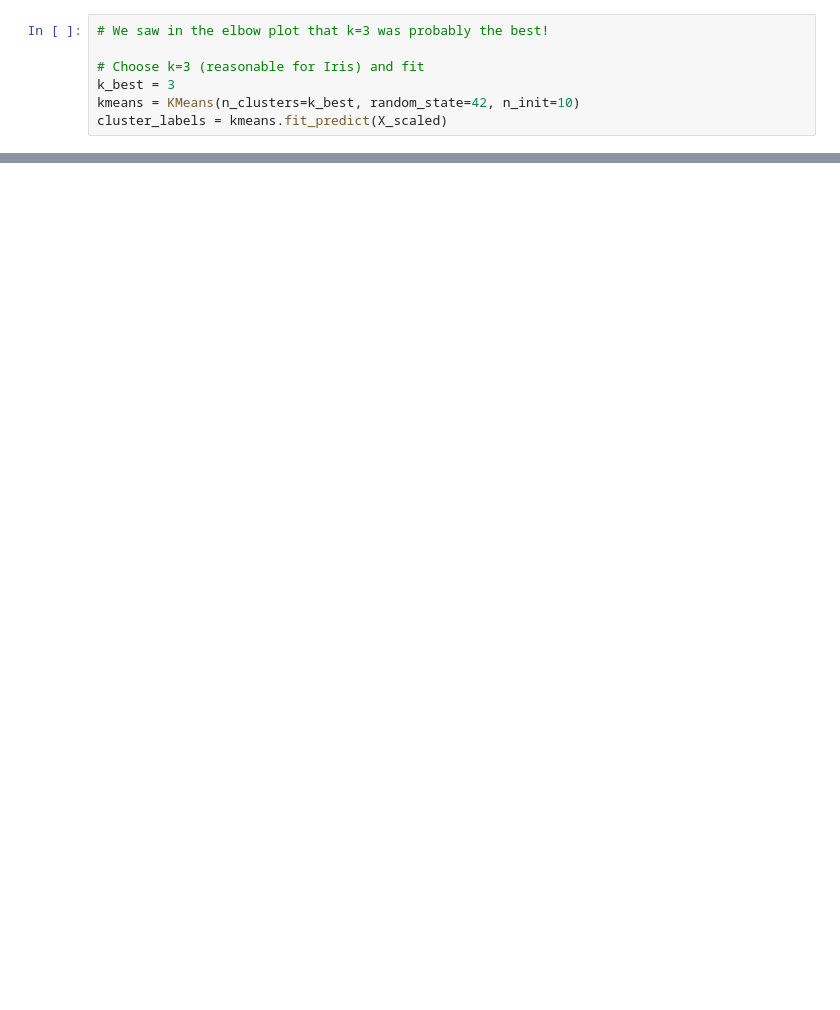
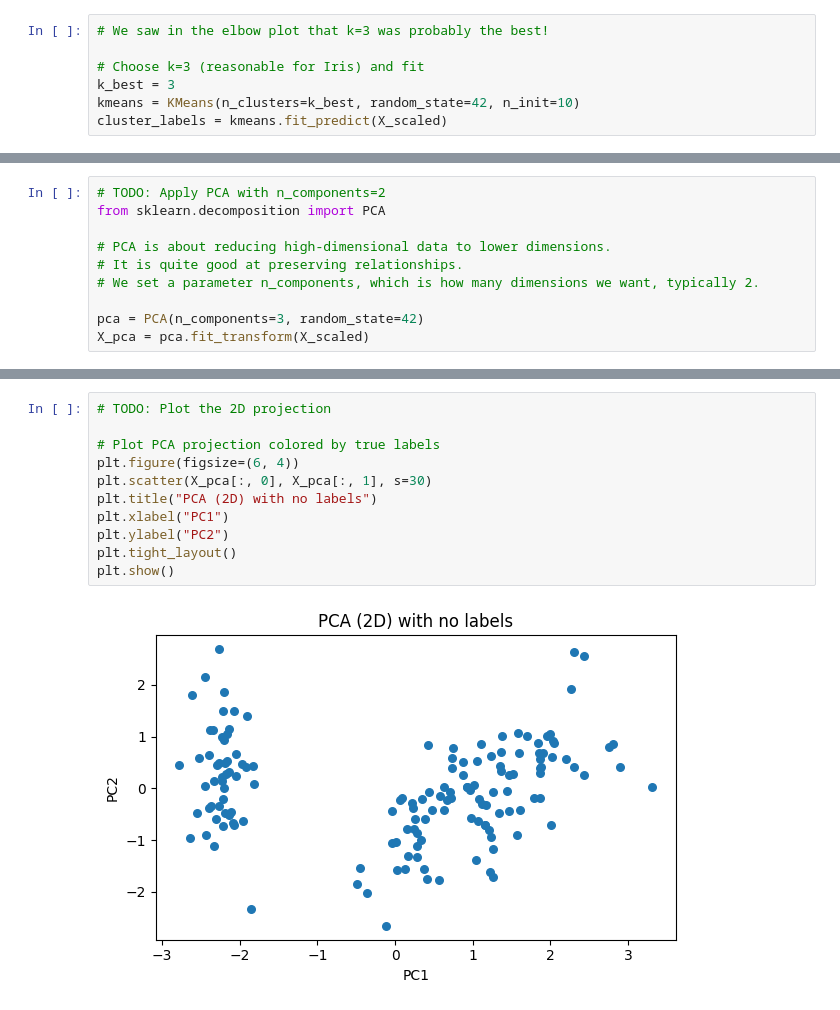
Before and after one commit to LAjoyan/ML-Frameworks, a Jupyter notebook: Assignments/assignments_5.ipynb, the cells around one changed output, grey strips where cells are left out. Drawn from its saved outputs; the diff is of its cells as text; blank space fills up the shorter version.

```diff
--- a/Assignments/assignments_5.ipynb
+++ b/Assignments/assignments_5.ipynb
@@ -102,0 +146,10 @@ cluster_labels = kmeans.fit_predict(X_scaled)
+# %%
+# TODO: Apply PCA with n_components=2
+from sklearn.decomposition import PCA
+
+# PCA is about reducing high-dimensional data to lower dimensions.
+# It is quite good at preserving relationships.
+# We set a parameter n_components, which is how many dimensions we want, typically 2.
+
+pca = PCA(n_components=3, random_state=42)
+X_pca = pca.fit_transform(X_scaled)
@@ -102,0 +176,13 @@ cluster_labels = kmeans.fit_predict(X_scaled)
+# %%
+# TODO: Plot the 2D projection
+
+# Plot PCA projection colored by true labels
+plt.figure(figsize=(6, 4))
+plt.scatter(X_pca[:, 0], X_pca[:, 1], s=30)
+plt.title("PCA (2D) with no labels")
+plt.xlabel("PC1")
+plt.ylabel("PC2")
+plt.tight_layout()
+plt.show()
+# %% [output]
+[figure, added]
```
Also changed, not shown: parts of 14 cells of this notebook.
